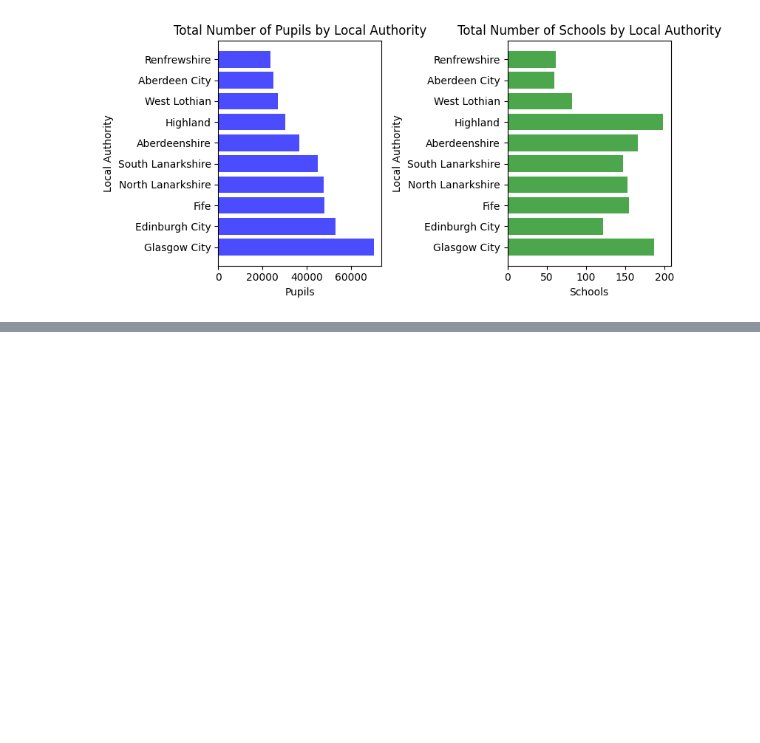
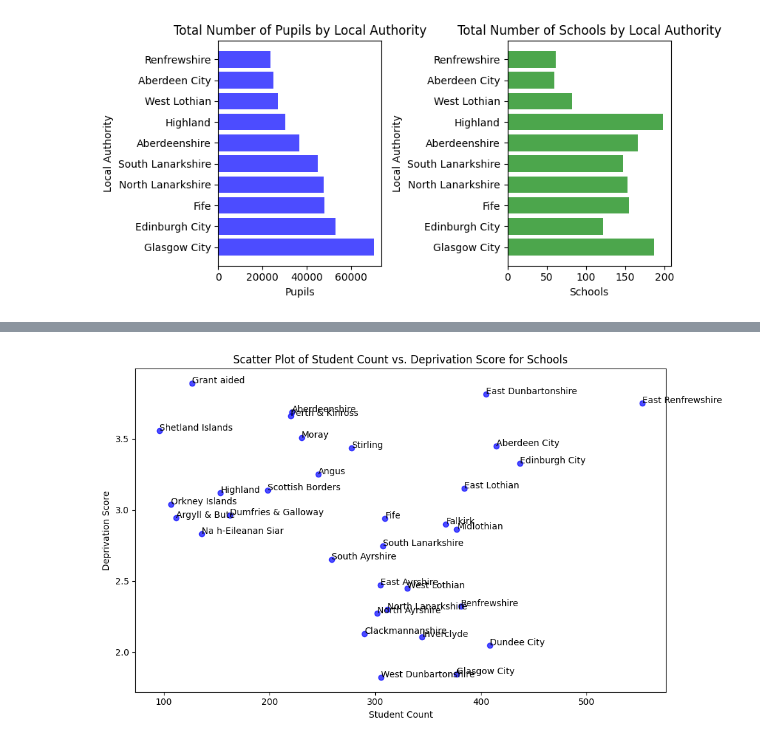
Before and after one commit to mrzeynalli/scotland_schools, a Jupyter notebook: analysis.ipynb, the cells around one changed output, grey strips where cells are left out. Cells and saved outputs as stored; diff of their text form; code cells hidden in the pictures; blank space fills up the shorter version.

```diff
--- a/analysis.ipynb
+++ b/analysis.ipynb
@@ -240,29 +259,29 @@ plt.plot(sch_df)
 # %%
 # Sample data (replace with your actual data)
 data = {
-    'SchoolName': ['School A', 'School B', 'School C', 'School D'],
-    'StudentCount': [100, 150, 200, 120],
-    'DeprivationScore': [30, 25, 40, 35],
+    'LocalAuthority': sch_df.groupby('Local Authority').mean(numeric_only=True).index,
+    'Pupils': sch_df.groupby('Local Authority').mean(numeric_only=True)['Total pupils'],
+    'DeprivationScore': sch_df.groupby('Local Authority').mean(numeric_only=True)['Deprivation Quintile'],
 }
 
 # Create a DataFrame from the sample data
 df = pd.DataFrame(data)
 
 # Create a scatter plot
 plt.figure(figsize=(10, 6))
-plt.scatter(df['StudentCount'], df['DeprivationScore'], label='Schools', c='b', alpha=0.7)
+plt.scatter(df['Pupils'], df['DeprivationScore'], label='LocalAuthority', c='b', alpha=0.7)
 
 # Set labels and title
 plt.xlabel('Student Count')
 plt.ylabel('Deprivation Score')
 plt.title('Scatter Plot of Student Count vs. Deprivation Score for Schools')
 
 # Add labels for each school
 for i, row in df.iterrows():
-    plt.annotate(row['SchoolName'], (row['StudentCount'], row['DeprivationScore']))
+    plt.annotate(row['LocalAuthority'], (row['Pupils'], row['DeprivationScore']))
 
 # Show the plot
-plt.grid(True)
-plt.legend()
 plt.tight_layout()
 plt.show()
+# %% [output]
+[figure, added]
```
Also changed, not shown: parts of 2 cells of this notebook.
